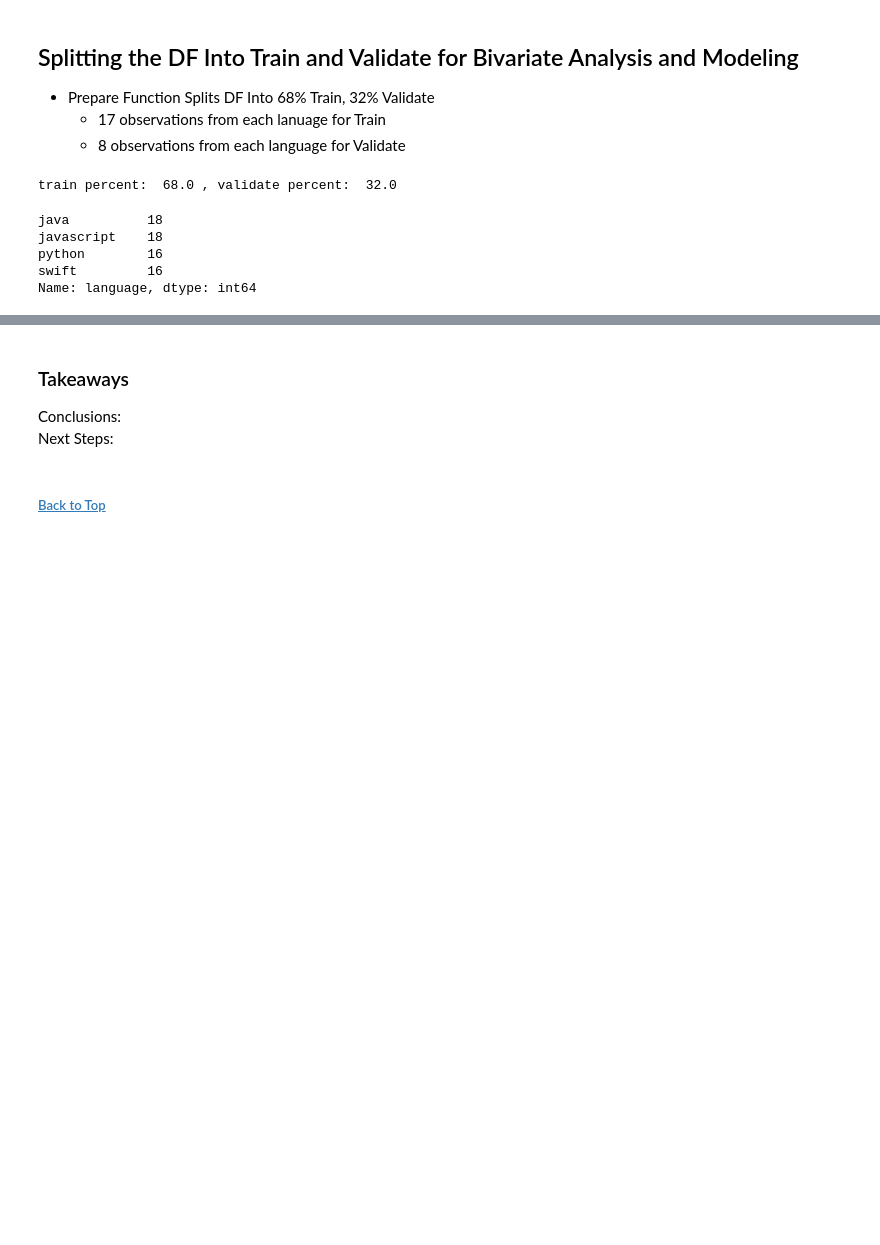
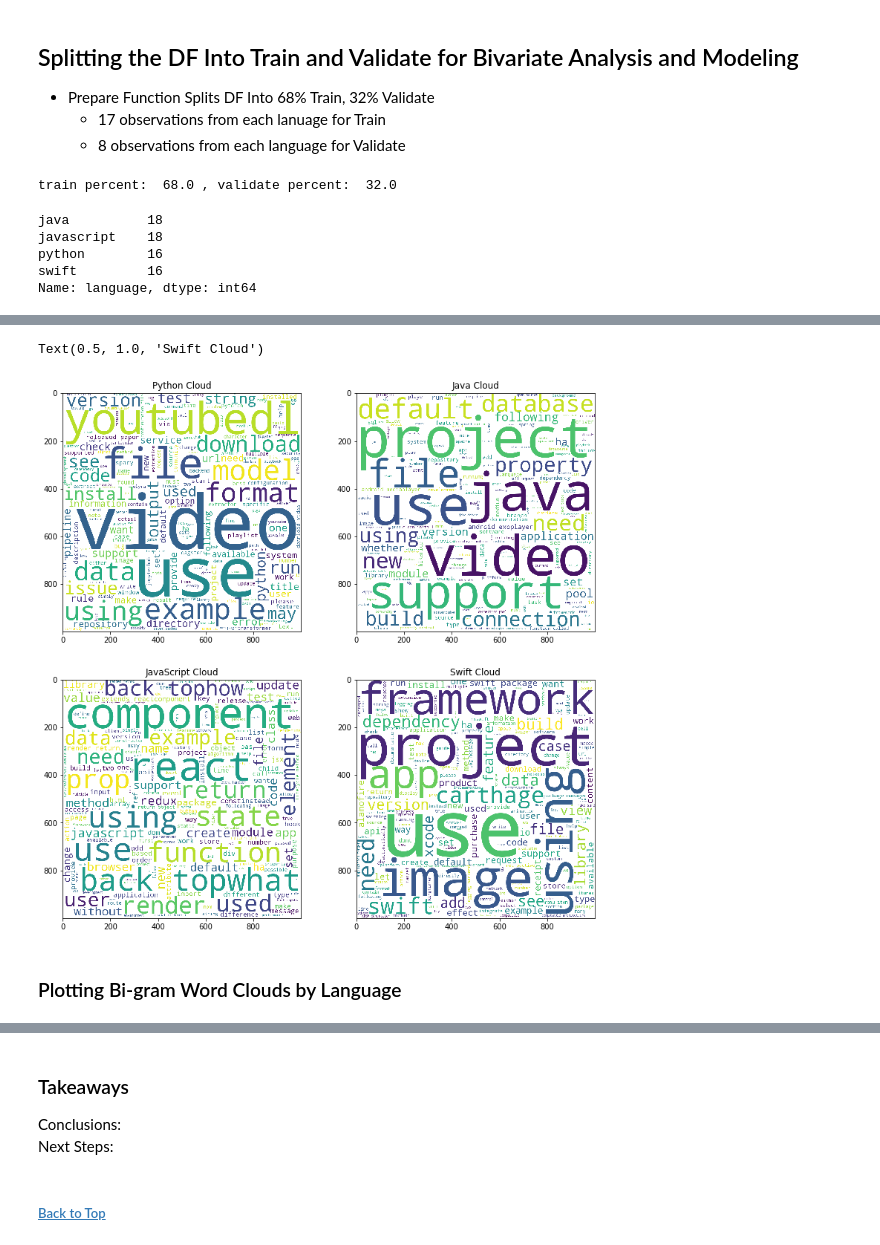
Before and after one commit to Codeup-B-Squared/NLP-Analysis, a Jupyter notebook: Data_Analysis.ipynb, the cells around one changed output, grey strips where cells are left out. Saved outputs shown, nothing was run; the diff lists cells and outputs as text; code cells hidden in the pictures; blank space fills up the shorter version.

```diff
--- a/Data_Analysis.ipynb
+++ b/Data_Analysis.ipynb
@@ -217,0 +262,22 @@ Name: language, dtype: int64
+# %%
+# creating word cloud for all of the different programming languages
+python_cloud = WordCloud(background_color = 'white', height = 1000, width = 1000).generate(python_words)
+java_cloud = WordCloud(background_color = 'white', height = 1000, width = 1000).generate(java_words)
+javascript_cloud = WordCloud(background_color = 'white', height = 1000, width = 1000).generate(javascript_words)
+swift_cloud = WordCloud(background_color = 'white', height = 1000, width = 1000).generate(swift_words)
+# %%
+# plotting the word cloud
+fig, axes = plt.subplots(2,2, figsize = (13,13))
+axes[0,0].imshow(python_cloud)
+axes[0,0].set_title('Python Cloud')
+axes[0,1].imshow(java_cloud)
+axes[0,1].set_title('Java Cloud')
+axes[1,0].imshow(javascript_cloud)
+axes[1,0].set_title('JavaScript Cloud')
+axes[1,1].imshow(swift_cloud)
+axes[1,1].set_title('Swift Cloud')
+# %% [output]
+Text(0.5, 1.0, 'Swift Cloud')
+[figure, added]
+# %% [markdown]
+### Plotting Bi-gram Word Clouds by Language
```
Also changed, not shown: parts of 17 cells of this notebook, 1 other file.
